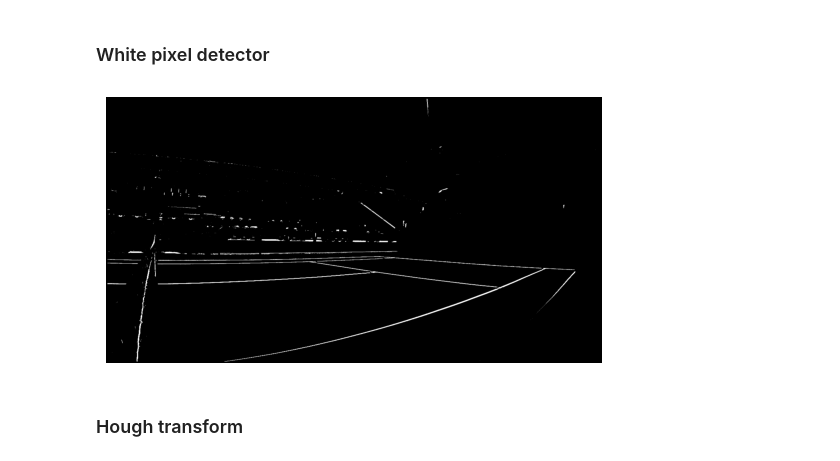
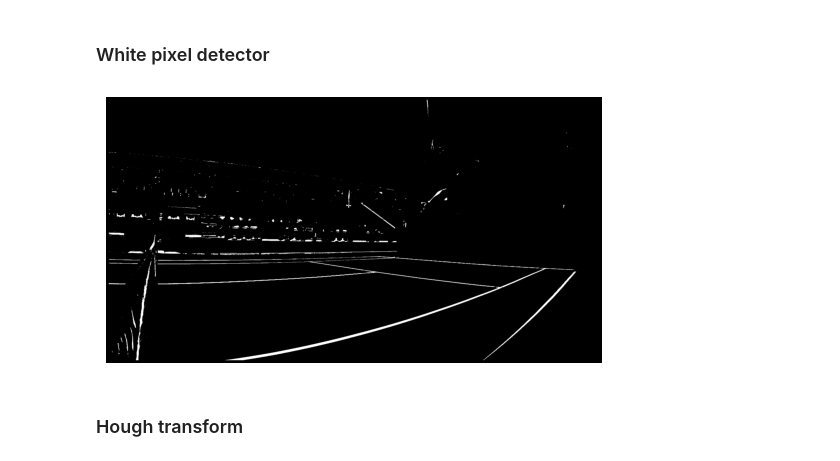
Before and after one commit to damianstone/cv-calibration-triangulation, a Jupyter notebook: src/robust-calibration/get_extrinsic_params.ipynb, the cells around one changed output. Cells and saved outputs as stored; diff of their text form; code cells hidden in the pictures.

Commit message:
white_pixel_detector

```diff
--- a/src/robust-calibration/get_extrinsic_params.ipynb
+++ b/src/robust-calibration/get_extrinsic_params.ipynb
@@ -226,7 +226,13 @@ def print_image(imread_img):
 ### White pixel detector
 # %%
 
-def white_pixel_detector(img, tau=8, thresh_l=128, thresh_d=15, block_size=20, aperture_size=3):
+def white_pixel_detector(
+  img,
+  tau=15,
+  thresh_l=128,
+  thresh_d=15,
+  block_size=20,
+  aperture_size=3):
     """
     Simplified white pixel detection for court lines (Section 3.1).
 
@@ -262,34 +268,34 @@ def white_pixel_detector(img, tau=8, thresh_l=128, thresh_d=15, block_size=20, a
     # Condition for vertical white pixel detection.
     cond_v = (central >= thresh_l) & ((central - top_neighbors) > thresh_d) & ((central - bottom_neighbors) > thresh_d)
     candidate = ((cond_h | cond_v).astype(np.uint8)) * 255
     candidate_mask[tau:-tau, tau:-tau] = candidate
 
     # Compute the structure tensor (corner eigenvalues) on the Y channel.
     img_y_float = img_ycbcr[:, :, 0].astype(np.float32)
     structure = cv.cornerEigenValsAndVecs(img_y_float, block_size, aperture_size)
 
     # The first two channels are eigenvalues.
     ev0 = structure[:, :, 0]
     ev1 = structure[:, :, 1]
     max_ev = np.maximum(ev0, ev1)
     min_ev = np.minimum(ev0, ev1)
 
     # Structure constraint: mark pixels with dominant orientation (line-like) if max eigenvalue > 4 * min eigenvalue.
     structure_mask = ((max_ev > 4 * min_ev).astype(np.uint8)) * 255
 
     # Combine the candidate mask with the structure mask.
     combined_mask = cv.bitwise_and(candidate_mask, candidate_mask, mask=structure_mask)
 
     return combined_mask
 
 
 
 white_pixel_img = cv.imread(f'{IMAGE_BASE_PATH}/side-view/side-1.jpg')
 # print_image(white_pixel_img)
 processed = white_pixel_detector(white_pixel_img)
 print_image(processed)
 # %% [output]
-[figure, old version]
+[figure, new version]
 # %% [markdown]
 ### Hough transform
 # %%
```
Also changed, not shown: parts of 2 cells of this notebook.
